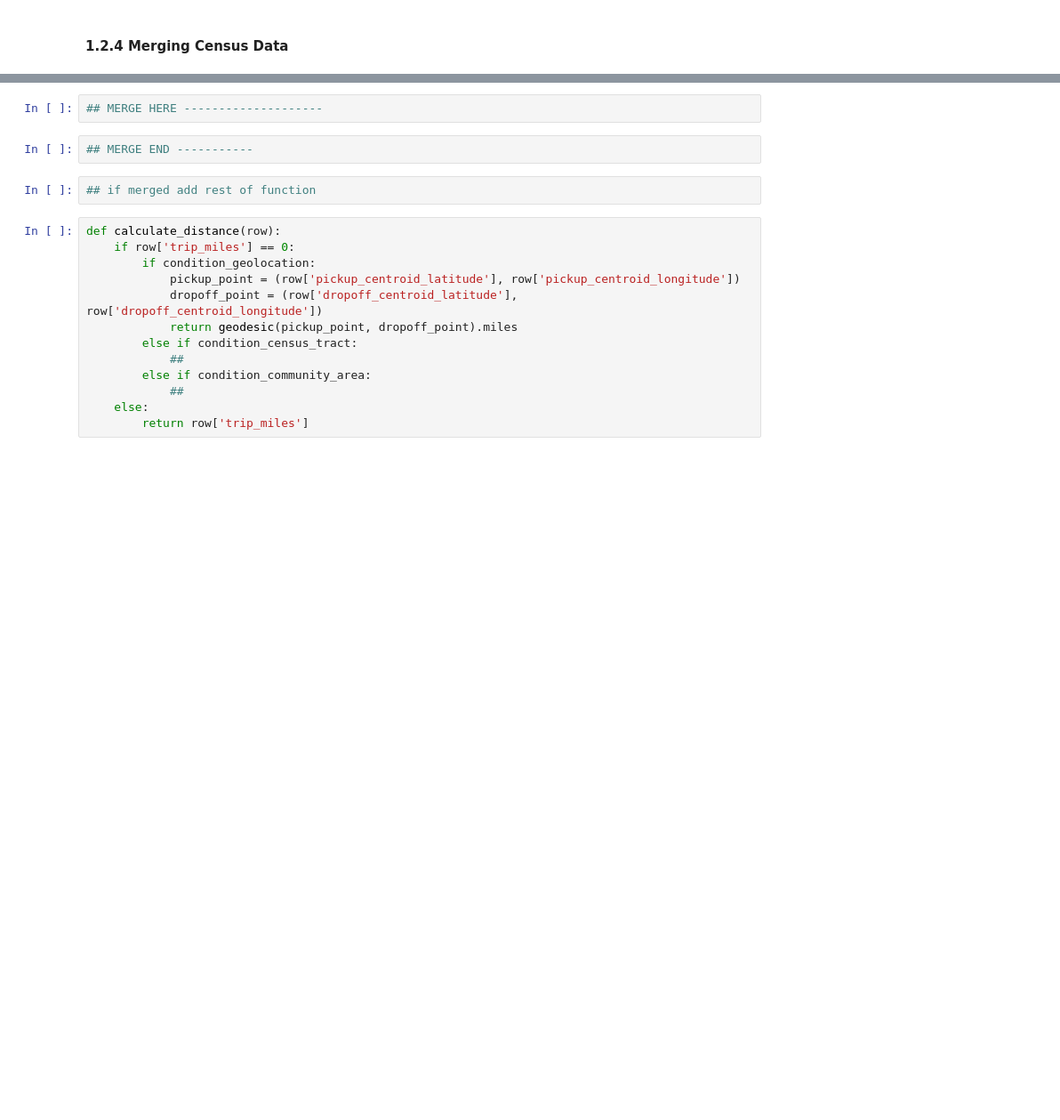
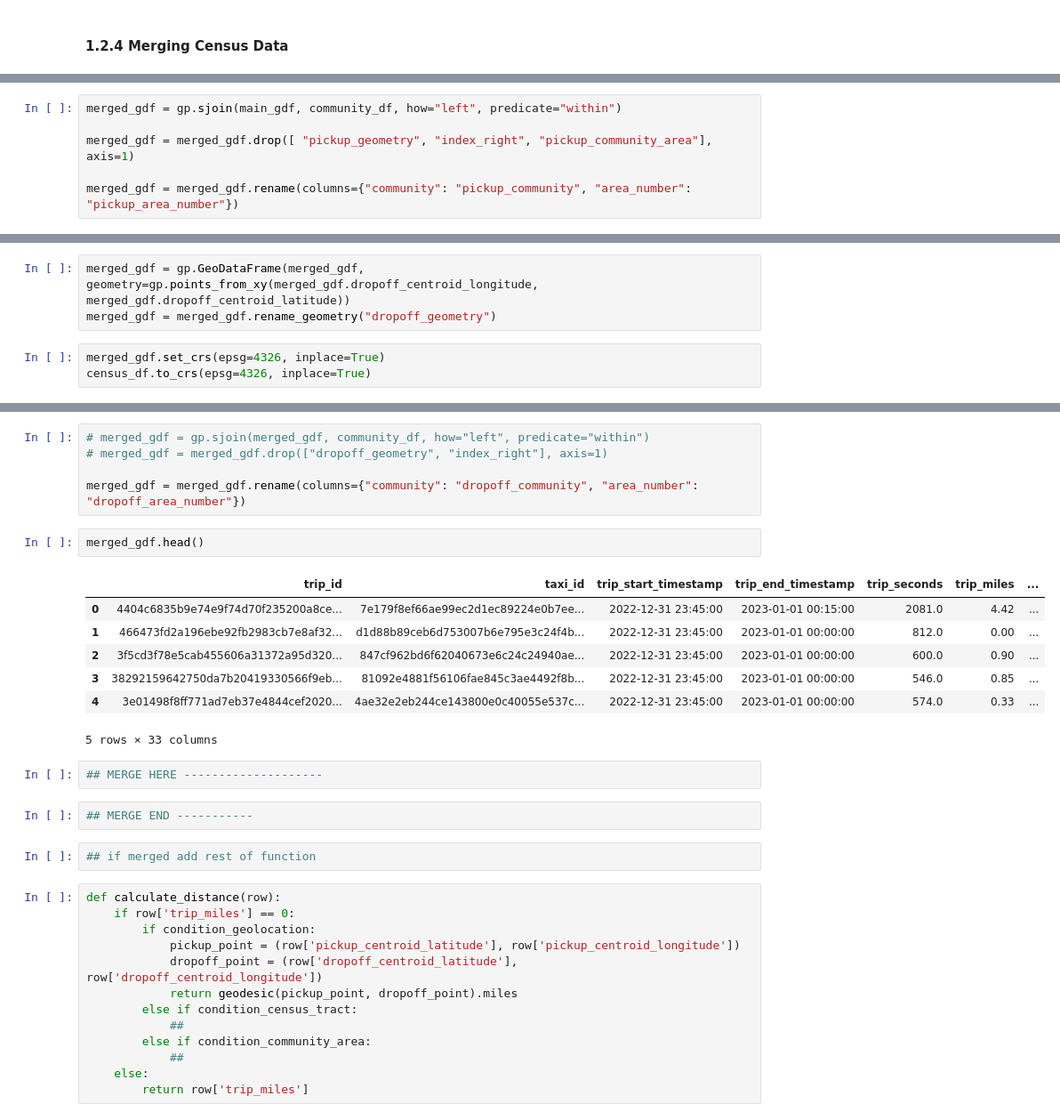
Before and after one commit to madxox/AAA_Teamassignment, a Jupyter notebook: 01a_prep_taxidata.ipynb, the cells around one changed output, grey strips where cells are left out. Shown at 89% size. Cells and saved outputs as stored; diff of their text form; blank space fills up the shorter version.

```diff
--- a/01a_prep_taxidata.ipynb
+++ b/01a_prep_taxidata.ipynb
@@ -290,0 +296,6 @@ test_df.head()
+# %%
+merged_gdf = gp.sjoin(main_gdf, community_df, how="left", predicate="within")
+
+merged_gdf = merged_gdf.drop([ "pickup_geometry", "index_right", "pickup_community_area"], axis=1)
+
+merged_gdf = merged_gdf.rename(columns={"community": "pickup_community", "area_number": "pickup_area_number"})
@@ -290,0 +315,6 @@ test_df.head()
+# %%
+merged_gdf = gp.GeoDataFrame(merged_gdf, geometry=gp.points_from_xy(merged_gdf.dropoff_centroid_longitude, merged_gdf.dropoff_centroid_latitude))
+merged_gdf = merged_gdf.rename_geometry("dropoff_geometry")
+# %%
+merged_gdf.set_crs(epsg=4326, inplace=True)
+census_df.to_crs(epsg=4326, inplace=True)
@@ -291,3 +335,18 @@ test_df.head()
+# %%
+# merged_gdf = gp.sjoin(merged_gdf, community_df, how="left", predicate="within")
+# merged_gdf = merged_gdf.drop(["dropoff_geometry", "index_right"], axis=1)
+
+merged_gdf = merged_gdf.rename(columns={"community": "dropoff_community", "area_number": "dropoff_area_number"})
+# %%
+merged_gdf.head()
+# %% [output]
+|  | trip_id | taxi_id | trip_start_timestamp | trip_end_timestamp | trip_seconds | trip_miles | ... |
+| 0 | 4404c6835b9e74e9f74d70f235200a8ce... | 7e179f8ef66ae99ec2d1ec89224e0b7ee... | 2022-12-31 23:45:00 | 2023-01-01 00:15:00 | 2081.0 | 4.42 | ... |
+| 1 | 466473fd2a196ebe92fb2983cb7e8af32... | d1d88b89ceb6d753007b6e795e3c24f4b... | 2022-12-31 23:45:00 | 2023-01-01 00:00:00 | 812.0 | 0.00 | ... |
+| 2 | 3f5cd3f78e5cab455606a31372a95d320... | 847cf962bd6f62040673e6c24c24940ae... | 2022-12-31 23:45:00 | 2023-01-01 00:00:00 | 600.0 | 0.90 | ... |
+| 3 | 38292159642750da7b20419330566f9eb... | 81092e4881f56106fae845c3ae4492f8b... | 2022-12-31 23:45:00 | 2023-01-01 00:00:00 | 546.0 | 0.85 | ... |
+| 4 | 3e01498f8ff771ad7eb37e4844cef2020... | 4ae32e2eb244ce143800e0c40055e537c... | 2022-12-31 23:45:00 | 2023-01-01 00:00:00 | 574.0 | 0.33 | ... |
+5 rows × 33 columns
 # %%
 ## MERGE HERE --------------------
 # %%
```
Also changed, not shown: parts of 25 cells of this notebook.
